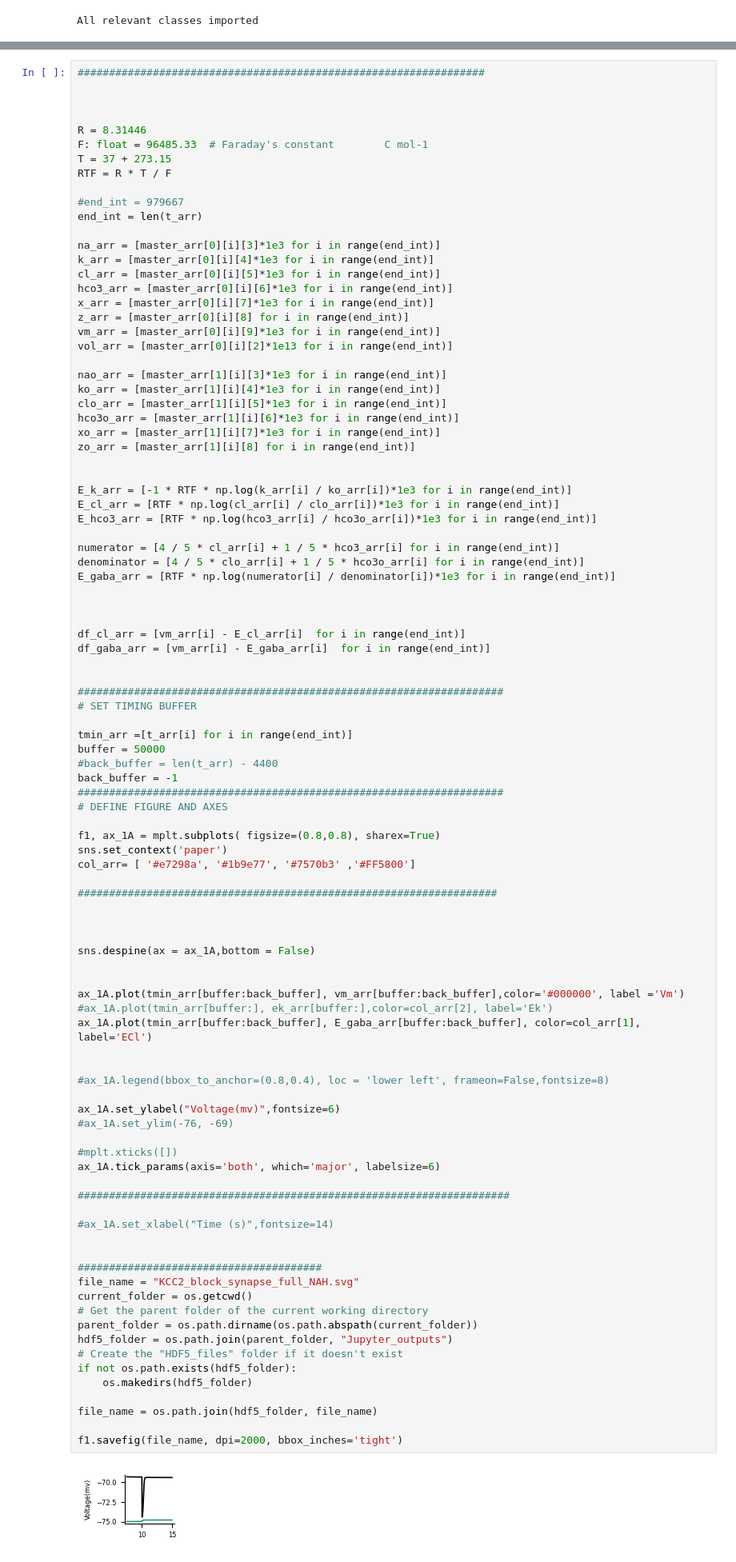
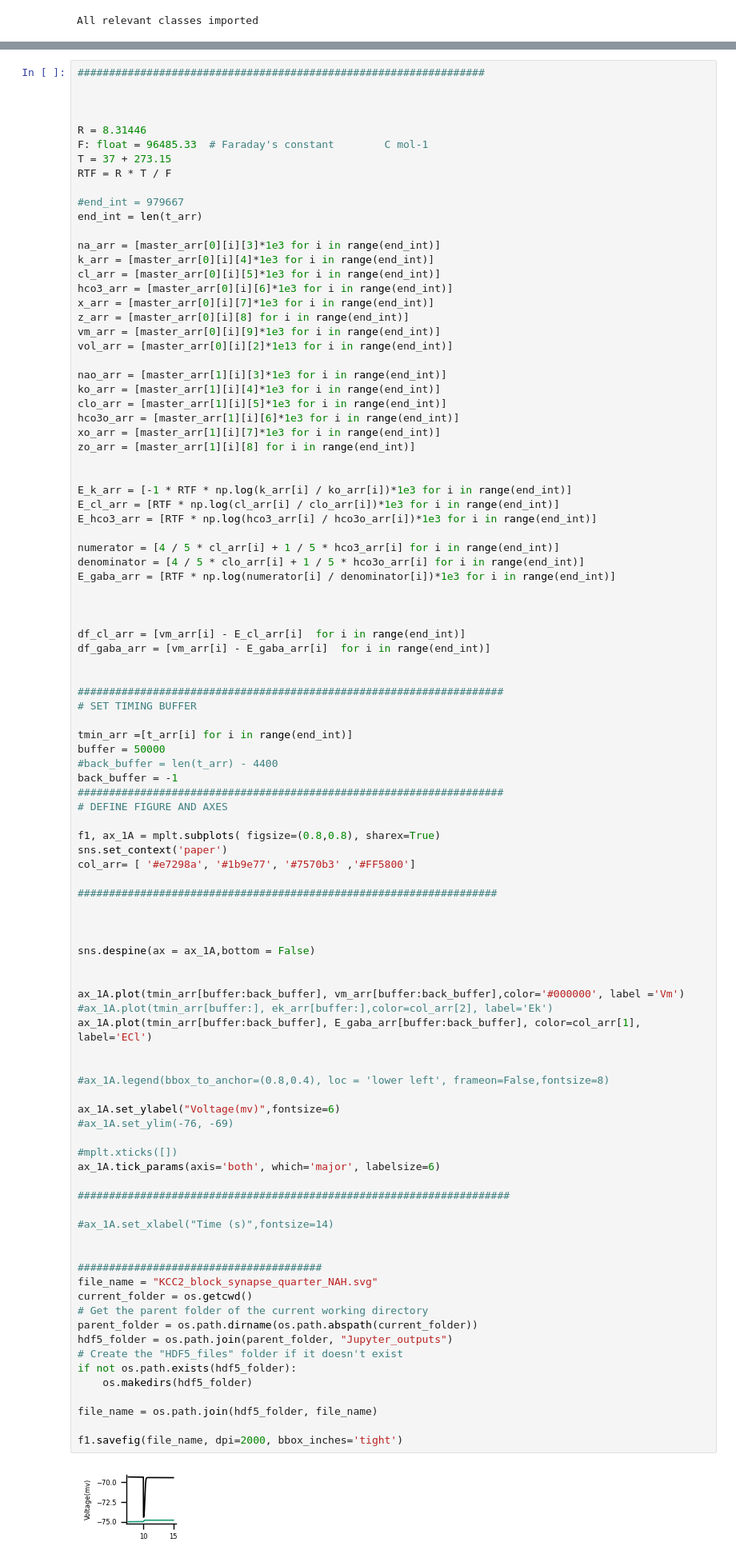
Before and after one commit to Eran707/Single-Cell-Simulator, a Jupyter notebook: Jupyter_notebooks_for_analysis/ORCHID_Synapses.ipynb, the cells around one changed output, grey strips where cells are left out. Shown: that part at 80% size. Saved outputs shown, nothing was run; the diff lists cells and outputs as text.

```diff
--- a/Jupyter_notebooks_for_analysis/ORCHID_Synapses.ipynb
+++ b/Jupyter_notebooks_for_analysis/ORCHID_Synapses.ipynb
@@ -181,35 +187,35 @@ ax_1A.plot(tmin_arr[buffer:back_buffer], vm_arr[buffer:back_buffer],color='#0000
 #ax_1A.plot(tmin_arr[buffer:], ek_arr[buffer:],color=col_arr[2], label='Ek')
 ax_1A.plot(tmin_arr[buffer:back_buffer], E_gaba_arr[buffer:back_buffer], color=col_arr[1], label='ECl')
 
 
 #ax_1A.legend(bbox_to_anchor=(0.8,0.4), loc = 'lower left', frameon=False,fontsize=8)
 
 ax_1A.set_ylabel("Voltage(mv)",fontsize=6)
 #ax_1A.set_ylim(-76, -69)
 
 #mplt.xticks([])
 ax_1A.tick_params(axis='both', which='major', labelsize=6)
 
 #####################################################################
 
 #ax_1A.set_xlabel("Time (s)",fontsize=14)
 
 
 #######################################
-file_name = "KCC2_block_synapse_full_NAH.svg"
+file_name = "KCC2_block_synapse_quarter_NAH.svg"
 current_folder = os.getcwd()
 # Get the parent folder of the current working directory
 parent_folder = os.path.dirname(os.path.abspath(current_folder))
 hdf5_folder = os.path.join(parent_folder, "Jupyter_outputs")
 # Create the "HDF5_files" folder if it doesn't exist
 if not os.path.exists(hdf5_folder):
     os.makedirs(hdf5_folder)
 
 file_name = os.path.join(hdf5_folder, file_name)
 
 f1.savefig(file_name, dpi=2000, bbox_inches='tight')
 # %% [output]
-[figure, old version]
+[figure, new version]
 # %%
 print(max(vm_arr[:]))
 print(min(vm_arr[:]))
```
Also changed, not shown: parts of 3 cells of this notebook, 2 other files.
